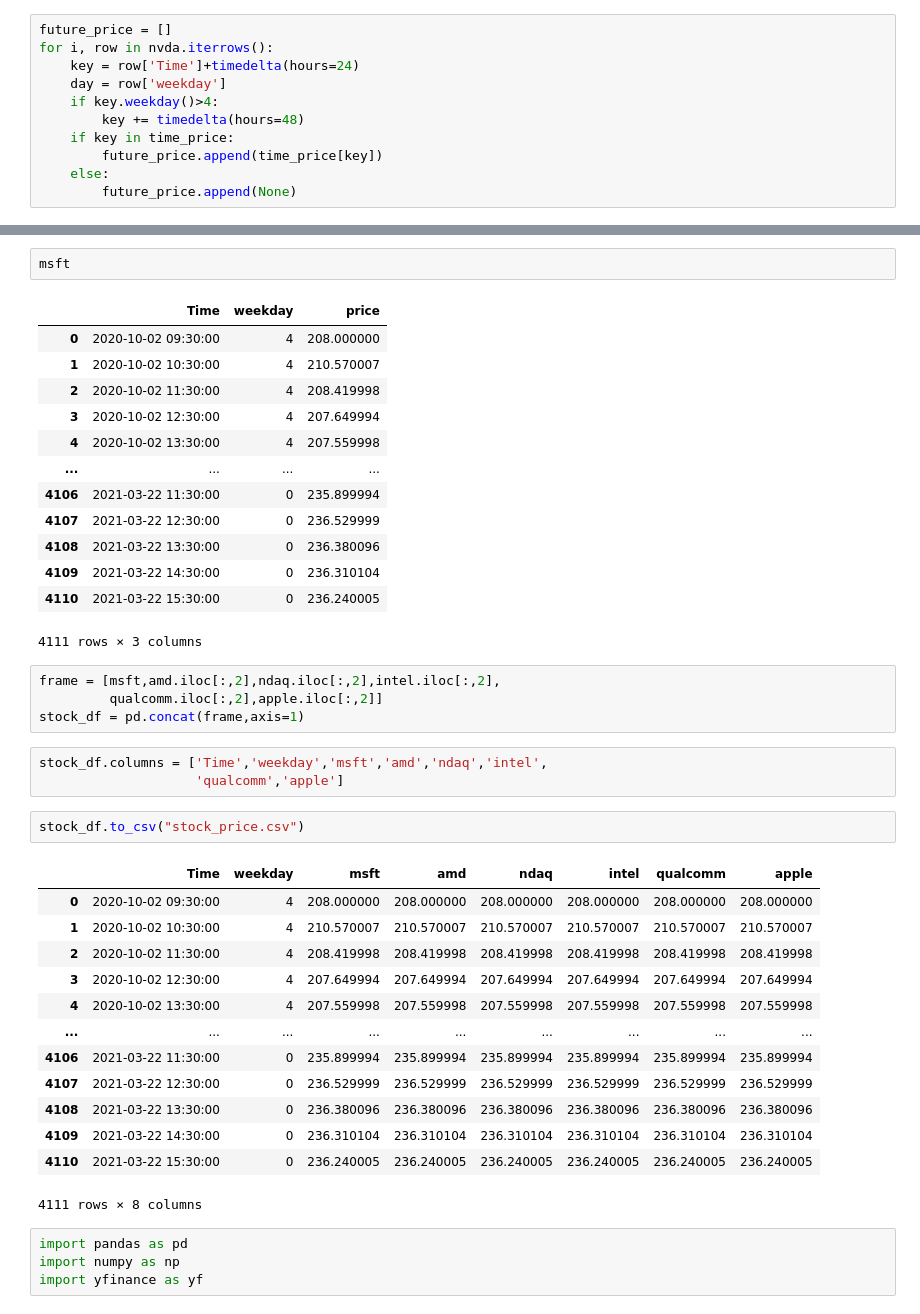
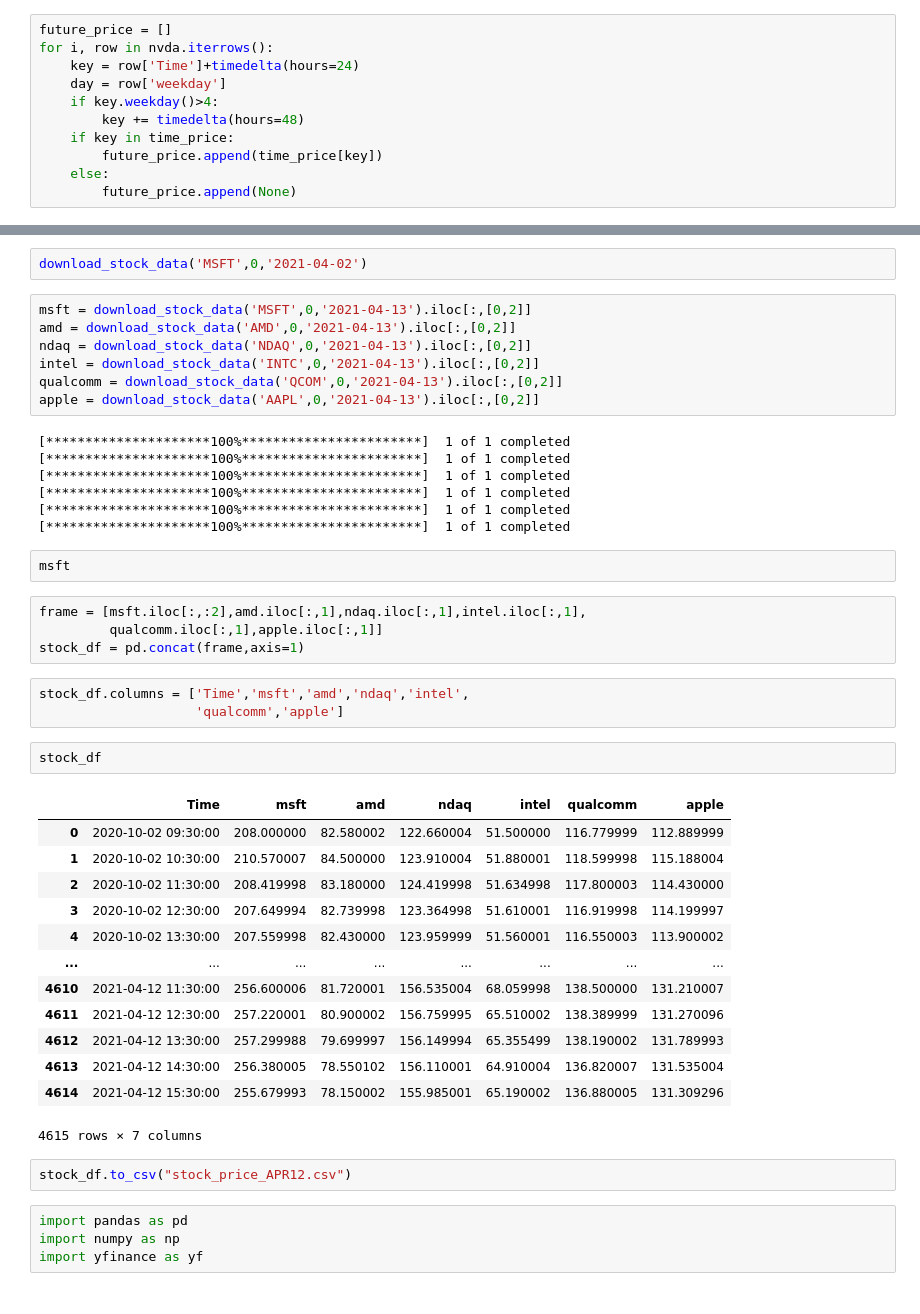
Before and after one commit to Cloblak/youtube_content_based_stock_prediction, a Jupyter notebook: 10_code/Test Yahoo Finance.ipynb, the cells around one changed output, grey strips where cells are left out. Saved outputs shown, nothing was run; the diff lists cells and outputs as text.

```diff
--- a/10_code/Test Yahoo Finance.ipynb
+++ b/10_code/Test Yahoo Finance.ipynb
@@ -183,42 +258,46 @@ apple = download_stock_data('AAPL')
+# %%
+download_stock_data('MSFT',0,'2021-04-02')
+# %%
+msft = download_stock_data('MSFT',0,'2021-04-13').iloc[:,[0,2]]
+amd = download_stock_data('AMD',0,'2021-04-13').iloc[:,[0,2]]
+ndaq = download_stock_data('NDAQ',0,'2021-04-13').iloc[:,[0,2]]
+intel = download_stock_data('INTC',0,'2021-04-13').iloc[:,[0,2]]
+qualcomm = download_stock_data('QCOM',0,'2021-04-13').iloc[:,[0,2]]
+apple = download_stock_data('AAPL',0,'2021-04-13').iloc[:,[0,2]]
+# %% [output]
+[*********************100%***********************]  1 of 1 completed
+[*********************100%***********************]  1 of 1 completed
+[*********************100%***********************]  1 of 1 completed
+[*********************100%***********************]  1 of 1 completed
+[*********************100%***********************]  1 of 1 completed
+[*********************100%***********************]  1 of 1 completed
 # %%
 msft
-# %% [output]
-|  | Time | weekday | price |
-| 0 | 2020-10-02 09:30:00 | 4 | 208.000000 |
-| 1 | 2020-10-02 10:30:00 | 4 | 210.570007 |
-| 2 | 2020-10-02 11:30:00 | 4 | 208.419998 |
-| 3 | 2020-10-02 12:30:00 | 4 | 207.649994 |
-| 4 | 2020-10-02 13:30:00 | 4 | 207.559998 |
-| ... | ... | ... | ... |
-| 4106 | 2021-03-22 11:30:00 | 0 | 235.899994 |
-| 4107 | 2021-03-22 12:30:00 | 0 | 236.529999 |
-| 4108 | 2021-03-22 13:30:00 | 0 | 236.380096 |
-| 4109 | 2021-03-22 14:30:00 | 0 | 236.310104 |
-| 4110 | 2021-03-22 15:30:00 | 0 | 236.240005 |
-4111 rows × 3 columns
 # %%
-frame = [msft,amd.iloc[:,2],ndaq.iloc[:,2],intel.iloc[:,2],
-         qualcomm.iloc[:,2],apple.iloc[:,2]]
+frame = [msft.iloc[:,:2],amd.iloc[:,1],ndaq.iloc[:,1],intel.iloc[:,1],
+         qualcomm.iloc[:,1],apple.iloc[:,1]]
 stock_df = pd.concat(frame,axis=1)
 # %%
-stock_df.columns = ['Time','weekday','msft','amd','ndaq','intel',
+stock_df.columns = ['Time','msft','amd','ndaq','intel',
                     'qualcomm','apple']
+# %%
+stock_df
+# %% [output]
+|  | Time | msft | amd | ndaq | intel | qualcomm | apple |
+| 0 | 2020-10-02 09:30:00 | 208.000000 | 82.580002 | 122.660004 | 51.500000 | 116.779999 | 112.889999 |
+| 1 | 2020-10-02 10:30:00 | 210.570007 | 84.500000 | 123.910004 | 51.880001 | 118.599998 | 115.188004 |
+| 2 | 2020-10-02 11:30:00 | 208.419998 | 83.180000 | 124.419998 | 51.634998 | 117.800003 | 114.430000 |
+| 3 | 2020-10-02 12:30:00 | 207.649994 | 82.739998 | 123.364998 | 51.610001 | 116.919998 | 114.199997 |
+| 4 | 2020-10-02 13:30:00 | 207.559998 | 82.430000 | 123.959999 | 51.560001 | 116.550003 | 113.900002 |
+| ... | ... | ... | ... | ... | ... | ... | ... |
+| 4610 | 2021-04-12 11:30:00 | 256.600006 | 81.720001 | 156.535004 | 68.059998 | 138.500000 | 131.210007 |
+| 4611 | 2021-04-12 12:30:00 | 257.220001 | 80.900002 | 156.759995 | 65.510002 | 138.389999 | 131.270096 |
+| 4612 | 2021-04-12 13:30:00 | 257.299988 | 79.699997 | 156.149994 | 65.355499 | 138.190002 | 131.789993 |
+| 4613 | 2021-04-12 14:30:00 | 256.380005 | 78.550102 | 156.110001 | 64.910004 | 136.820007 | 131.535004 |
+| 4614 | 2021-04-12 15:30:00 | 255.679993 | 78.150002 | 155.985001 | 65.190002 | 136.880005 | 131.309296 |
+4615 rows × 7 columns
 # %%
-stock_df.to_csv("stock_price.csv")
+stock_df.to_csv("stock_price_APR12.csv")
-# %% [output]
-|  | Time | weekday | msft | amd | ndaq | intel | qualcomm | apple |
-| 0 | 2020-10-02 09:30:00 | 4 | 208.000000 | 208.000000 | 208.000000 | 208.000000 | 208.000000 | 208.000000 |
-| 1 | 2020-10-02 10:30:00 | 4 | 210.570007 | 210.570007 | 210.570007 | 210.570007 | 210.570007 | 210.570007 |
-| 2 | 2020-10-02 11:30:00 | 4 | 208.419998 | 208.419998 | 208.419998 | 208.419998 | 208.419998 | 208.419998 |
-| 3 | 2020-10-02 12:30:00 | 4 | 207.649994 | 207.649994 | 207.649994 | 207.649994 | 207.649994 | 207.649994 |
-| 4 | 2020-10-02 13:30:00 | 4 | 207.559998 | 207.559998 | 207.559998 | 207.559998 | 207.559998 | 207.559998 |
-| ... | ... | ... | ... | ... | ... | ... | ... | ... |
-| 4106 | 2021-03-22 11:30:00 | 0 | 235.899994 | 235.899994 | 235.899994 | 235.899994 | 235.899994 | 235.899994 |
-| 4107 | 2021-03-22 12:30:00 | 0 | 236.529999 | 236.529999 | 236.529999 | 236.529999 | 236.529999 | 236.529999 |
-| 4108 | 2021-03-22 13:30:00 | 0 | 236.380096 | 236.380096 | 236.380096 | 236.380096 | 236.380096 | 236.380096 |
-| 4109 | 2021-03-22 14:30:00 | 0 | 236.310104 | 236.310104 | 236.310104 | 236.310104 | 236.310104 | 236.310104 |
-| 4110 | 2021-03-22 15:30:00 | 0 | 236.240005 | 236.240005 | 236.240005 | 236.240005 | 236.240005 | 236.240005 |
-4111 rows × 8 columns
 # %%
 import pandas as pd
 import numpy as np
```
Also changed, not shown: parts of 22 cells of this notebook, 16 other files.
